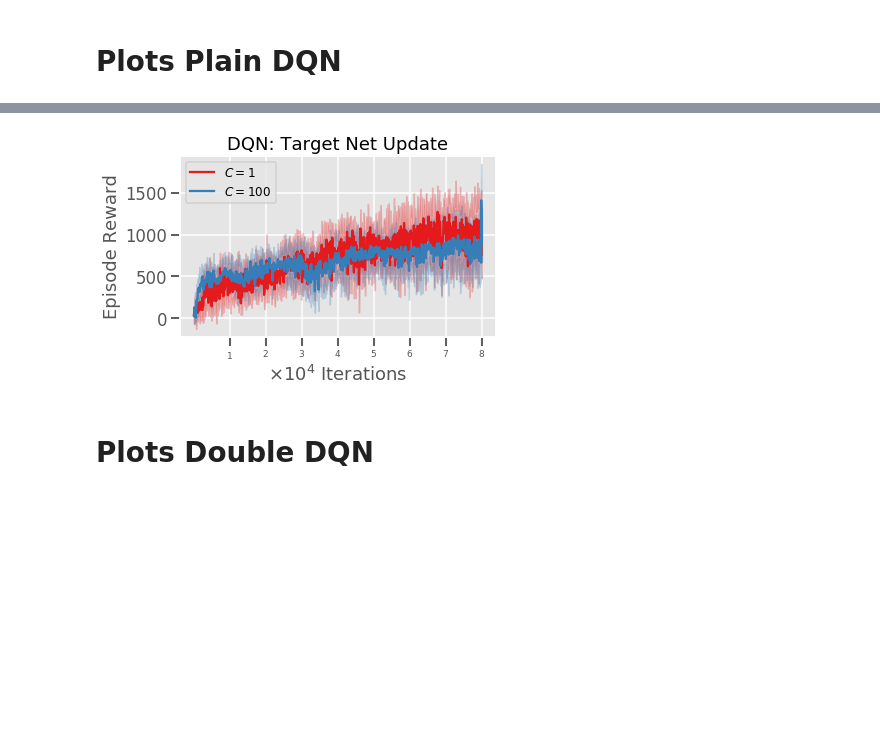
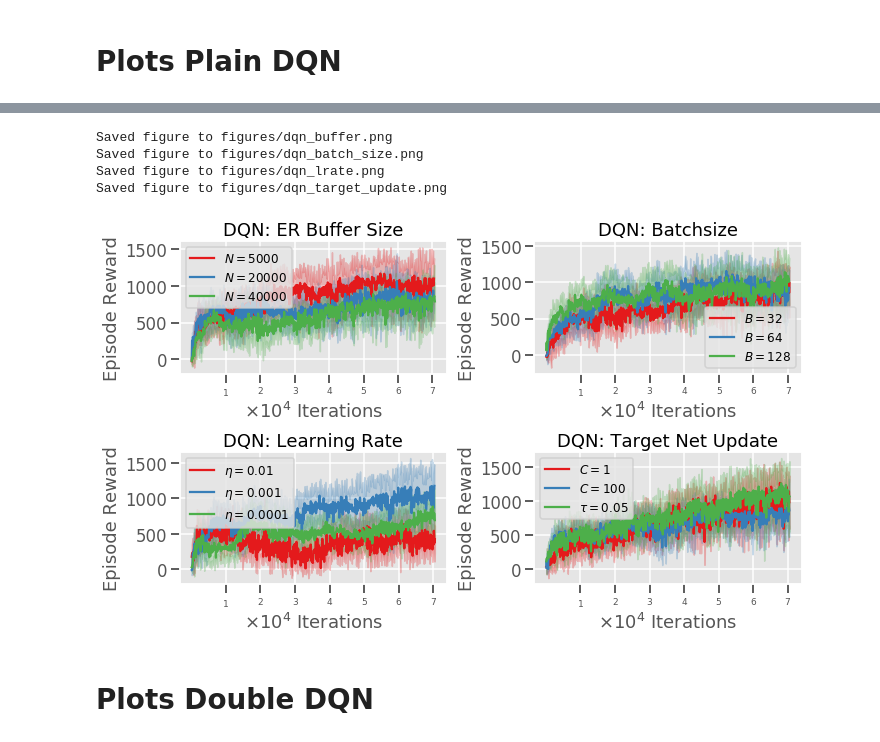
Before and after one commit to RobertTLange/deep-rl-tutorial, a Jupyter notebook: EXPERIMENTS_DQL/viz_results.ipynb, the cells around one changed output, grey strips where cells are left out. Cells and saved outputs as stored; diff of their text form; code cells hidden in the pictures; blank space fills up the shorter version.

Commit message:
27/07/19 - General plotting function

```diff
--- a/EXPERIMENTS_DQL/viz_results.ipynb
+++ b/EXPERIMENTS_DQL/viz_results.ipynb
@@ -137,42 +71,39 @@ plt.savefig(fig_dir + "dqn_lrate.png", dpi=300)
-# %%
-its_ticks = np.arange(10000, np.max(dqn_hard_update_1.loc[:, "opt_counter"]), 10000)
-its_labels_temp = [str(int(it/10000)) for it in its_ticks]
-its_labels = [it_l for it_l in its_labels_temp]
-its_labels[0] = r"$1$"
-# Soft vs Hard updates
-rew_1 = plt.plot(dqn_hard_update_1.loc[:, "opt_counter"], dqn_hard_update_1.loc[:, "rew_mean"], label=r"$C = 1$")
-plt.fill_between(dqn_hard_update_1.loc[:, "opt_counter"],
-                 dqn_hard_update_1.loc[:, "rew_mean"] - 2*dqn_hard_update_1.loc[:, "rew_sd"],
-                 dqn_hard_update_1.loc[:, "rew_mean"] + 2*dqn_hard_update_1.loc[:, "rew_sd"],
-                 color=rew_1[0].get_color(), alpha=0.25)
-
-rew_2 = plt.plot(dqn_hard_update_100.loc[:, "opt_counter"], dqn_hard_update_100.loc[:, "rew_mean"], label=r"$C = 100$")
-plt.fill_between(dqn_hard_update_100.loc[:, "opt_counter"],
-                 dqn_hard_update_100.loc[:, "rew_mean"] - 2*dqn_hard_update_100.loc[:, "rew_sd"],
-                 dqn_hard_update_100.loc[:, "rew_mean"] + 2*dqn_hard_update_100.loc[:, "rew_sd"],
-                 color=rew_2[0].get_color(), alpha=0.25)
-
-#rew_3 = plt.plot(dqn_soft_update_001.loc[:, "opt_counter"], dqn_soft_update_001.loc[:, "rew_mean"], label=r"$\tau = 0.01$")
-#plt.fill_between(dqn_soft_update_001.loc[:, "opt_counter"],
-#                 dqn_soft_update_001.loc[:, "rew_mean"] - 2*dqn_soft_update_001.loc[:, "rew_sd"],
-#                 dqn_soft_update_001.loc[:, "rew_mean"] + 2*dqn_soft_update_001.loc[:, "rew_sd"],
-#                 color=rew_3[0].get_color(), alpha=0.25)
-
-#rew_4 = plt.plot(dqn_soft_update_005.loc[:, "opt_counter"], dqn_soft_update_005.loc[:, "rew_mean"], label=r"$\tau = 0.05$")
-#plt.fill_between(dqn_soft_update_005.loc[:, "opt_counter"],
-#                 dqn_soft_update_005.loc[:, "rew_mean"] - 2*dqn_soft_update_005.loc[:, "rew_sd"],
-#                 dqn_soft_update_005.loc[:, "rew_mean"] + 2*dqn_soft_update_005.loc[:, "rew_sd"],
-#                 color=rew_4[0].get_color(), alpha=0.25)
-
-plt.xticks(its_ticks, its_labels, fontsize=9)
-plt.xlabel(r"$\times 10^4$ Iterations")
-plt.ylabel("Episode Reward")
-plt.legend(fontsize=12)
-plt.title("DQN: Target Net Update")
-plt.tight_layout()
-plt.savefig(fig_dir + "dqn_target_update.png", dpi=300)
-# %% [output]
-[figure, removed]
+# %%
+fig = plt.figure(figsize = (10, 6))
+plt.subplot(2, 2, 1)
+results_df = [dqn_capacity_5000, dqn_capacity_20000, dqn_capacity_40000]
+labels_cap = [r"$N=5000$", r"$N=20000$", r"$N=40000$"]
+plot_rl_results(results_df, results_type="rew_mean", T=700, step_size=10000, labels=labels_cap,
+                x_label=r"$\times 10^4$ Iterations", y_label="Episode Reward",
+                plot_title="DQN: ER Buffer Size", save_fname=fig_dir + "dqn_buffer.png")
+
+plt.subplot(2, 2, 2)
+results_df = [dqn_batchsize_32, dqn_batchsize_64, dqn_batchsize_128]
+labels_cap = [r"$B=32$", r"$B=64$", r"$B=128$"]
+plot_rl_results(results_df, results_type="rew_mean", T=700, step_size=10000, labels=labels_cap,
+                x_label=r"$\times 10^4$ Iterations", y_label="Episode Reward",
+                plot_title="DQN: Batchsize", save_fname=fig_dir + "dqn_batch_size.png")
+
+plt.subplot(2, 2, 3)
+results_df = [dqn_lrate_1e3, dqn_lrate_1e4, dqn_lrate_1e5]
+labels_cap = [r"$\eta = 0.01$", r"$\eta = 0.001$", r"$\eta = 0.0001$"]
+plot_rl_results(results_df, results_type="rew_mean", T=700, step_size=10000, labels=labels_cap,
+                x_label=r"$\times 10^4$ Iterations", y_label="Episode Reward",
+                plot_title="DQN: Learning Rate", save_fname=fig_dir + "dqn_lrate.png")
+
+plt.subplot(2, 2, 4)
+results_df = [dqn_hard_update_1, dqn_hard_update_100, dqn_soft_update_001]
+labels_cap = [r"$C = 1$", r"$C = 100$", r"$\tau = 0.05$"]
+plot_rl_results(results_df, results_type="rew_mean", T=700, step_size=10000, labels=labels_cap,
+                x_label=r"$\times 10^4$ Iterations", y_label="Episode Reward",
+                plot_title="DQN: Target Net Update", save_fname=fig_dir + "dqn_target_update.png")
+plt.show()
+# %% [output]
+Saved figure to figures/dqn_buffer.png
+Saved figure to figures/dqn_batch_size.png
+Saved figure to figures/dqn_lrate.png
+Saved figure to figures/dqn_target_update.png
+[figure, added]
 # %% [markdown]
 # Plots Double DQN
 # %%
```
Also changed, not shown: parts of 4 cells of this notebook, 5 other files.
